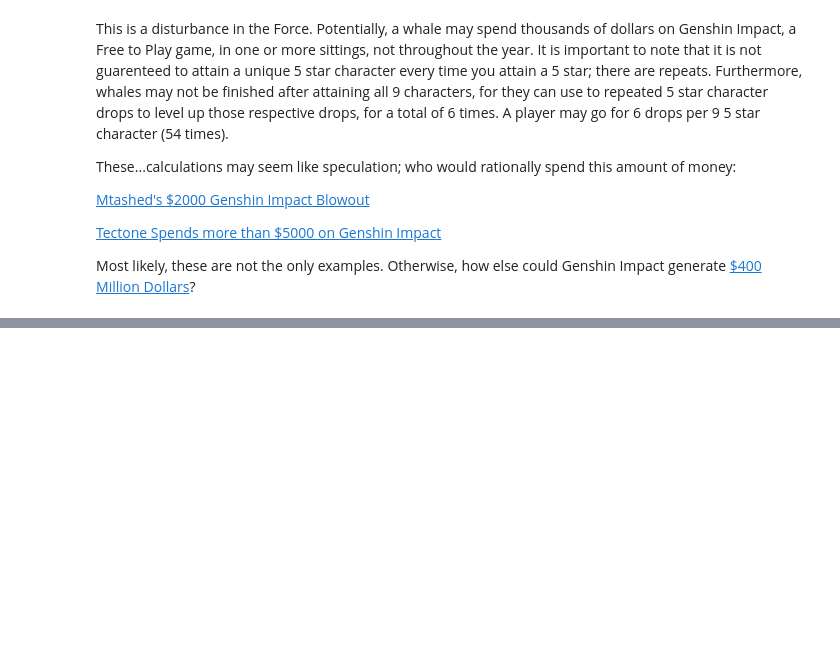
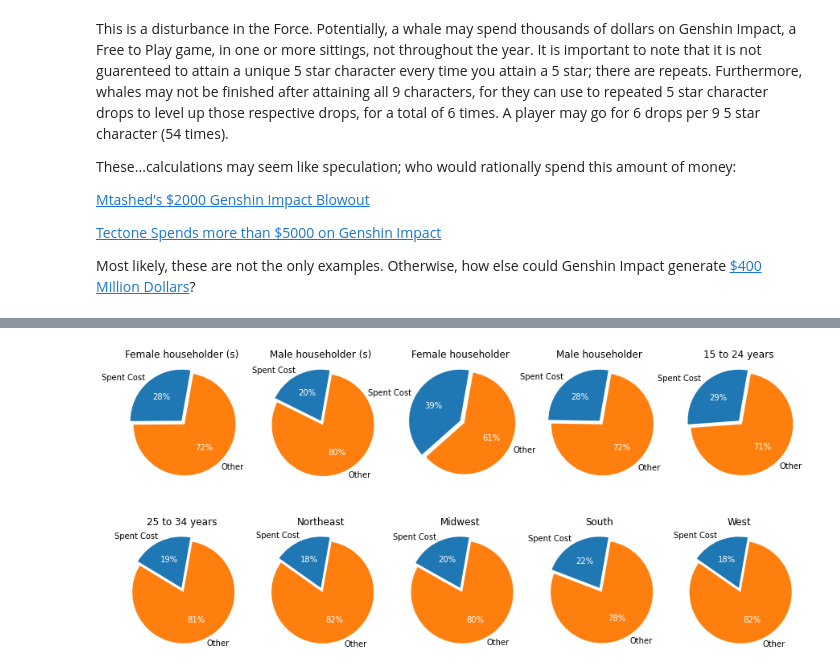
Before and after one commit to KevinW1008/KevinW1008.github.io, a Jupyter notebook: genshinimpact.ipynb, the cells around one changed output, grey strips where cells are left out. Drawn from its saved outputs; the diff is of its cells as text; code cells hidden in the pictures; blank space fills up the shorter version.

```diff
--- a/genshinimpact.ipynb
+++ b/genshinimpact.ipynb
@@ -482,0 +532,4 @@ Demographics:
+# %%
+create_pie_graphs('hardcore')
+# %% [output]
+[figure, added]
```
Also changed, not shown: parts of 15 cells of this notebook.
